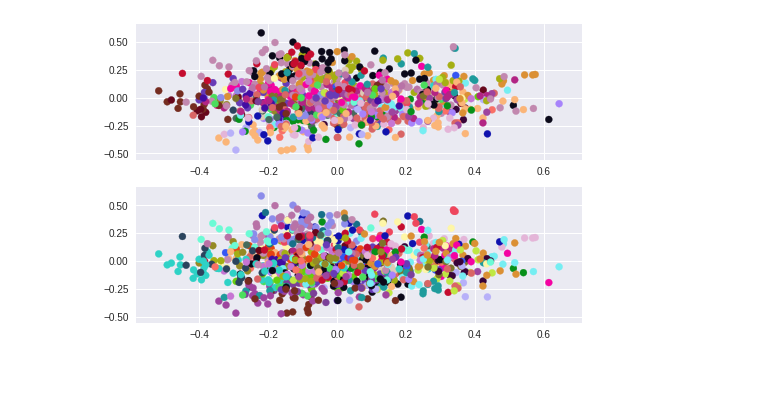
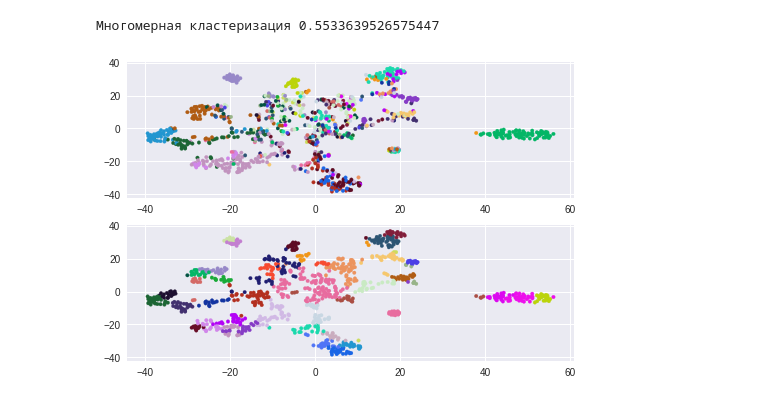
Before and after one commit to premolab/GraphEmbeddings, a Jupyter notebook: Cluster-experiments.ipynb, the cells around one changed output. Saved outputs shown, nothing was run; the diff lists cells and outputs as text; code cells hidden in the pictures; blank space fills up the shorter version.

```diff
--- a/Cluster-experiments.ipynb
+++ b/Cluster-experiments.ipynb
@@ -16,13 +25,3 @@ from sklearn.decomposition import PCA
-# %%
-def read_embedding(method, name, dim):
-    X = pd.read_csv(
-        '{}/models/{}_{}_d{}.csv'.format(PATH_TO_DUMPS, method, name, dim),
-        delim_whitespace=True, header=None,
-        skiprows=1,
-        index_col=0
-    ).sort_index()
-    X.index.name=None
-    return X
 # %%
 methods = [
     'deepwalk',
@@ -95,18 +153,35 @@ colors['Email'] = np.random.rand(42, 3)
 # %%
-key = ('hist_loss', 'Email', 64)
+key = ('hist_loss_EMD_ID_ASIM', 'Email', 4)
 name, dim = key[1], key[2]
-X_tmp = Xs[key].values
 if dim > 2:
-    X_tmp = PCA(n_components=2).fit_transform(X_tmp)
+    X_pca = PCA(n_components=2).fit_transform(Xs[key])
+    X_tsne = TSNE(n_components=2).fit_transform(Xs[key])
+X_plt = X_tsne
 plt.subplot(211)
-plt.scatter(X_tmp[:, 0], X_tmp[:, 1], c=[colors[name][x] for x in ys[name]])
+plt.scatter(X_plt[:, 0], X_plt[:, 1], c=[colors[name][x] for x in ys[name]], marker='.')
 clus = AgglomerativeClustering(n_clusters=label_count[name])
 y_pred = clus.fit_predict(Xs[key])
 plt.subplot(212)
-plt.scatter(X_tmp[:, 0], X_tmp[:, 1], c=[colors[name][x] for x in y_pred])
+plt.scatter(X_plt[:, 0], X_plt[:, 1], c=[colors[name][x] for x in y_pred], marker='.')
+
+y_pred = clus.fit_predict(Xs[key])
+score = normalized_mutual_info_score(ys[name], y_pred)
+print('Многомерная кластеризация', score)
+
+# y_pred = clus.fit_predict(X_pca)
+# score = normalized_mutual_info_score(ys[name], y_pred)
+# print('Двумерная кластеризация (PCA)', score)
+
+
+# y_pred = clus.fit_predict(X_tsne)
+# score = normalized_mutual_info_score(ys[name], y_pred)
+# print('Двумерная кластеризация (TSNE)', score)
+
+
 plt.show()
 # %% [output]
+Многомерная кластеризация 0.5533639526575447
-[figure, old version]
+[figure, new version]
 # %%
 for key in Xs:
     name = key[1]
```
Also changed, not shown: parts of 36 cells of this notebook, 45 other files.
